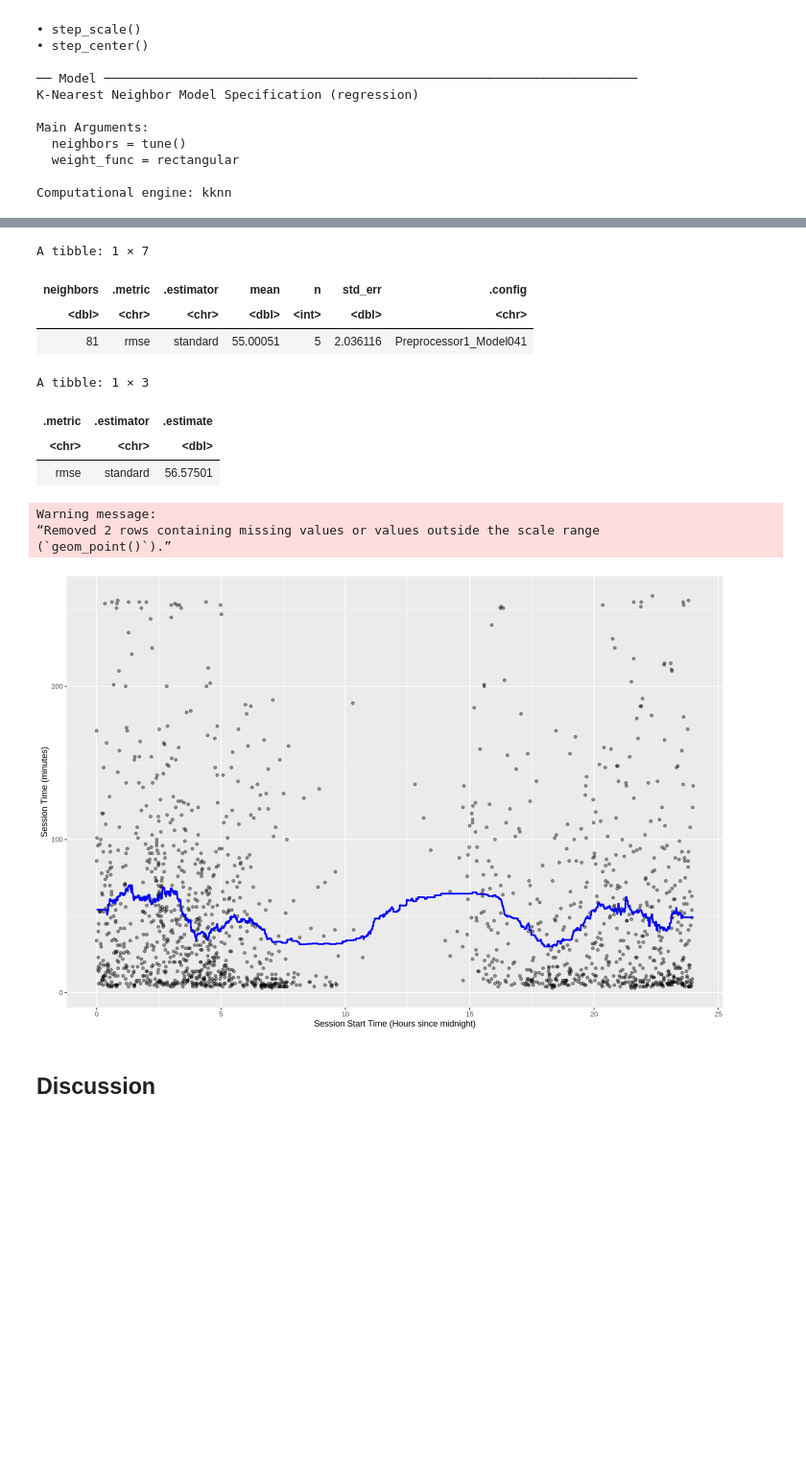
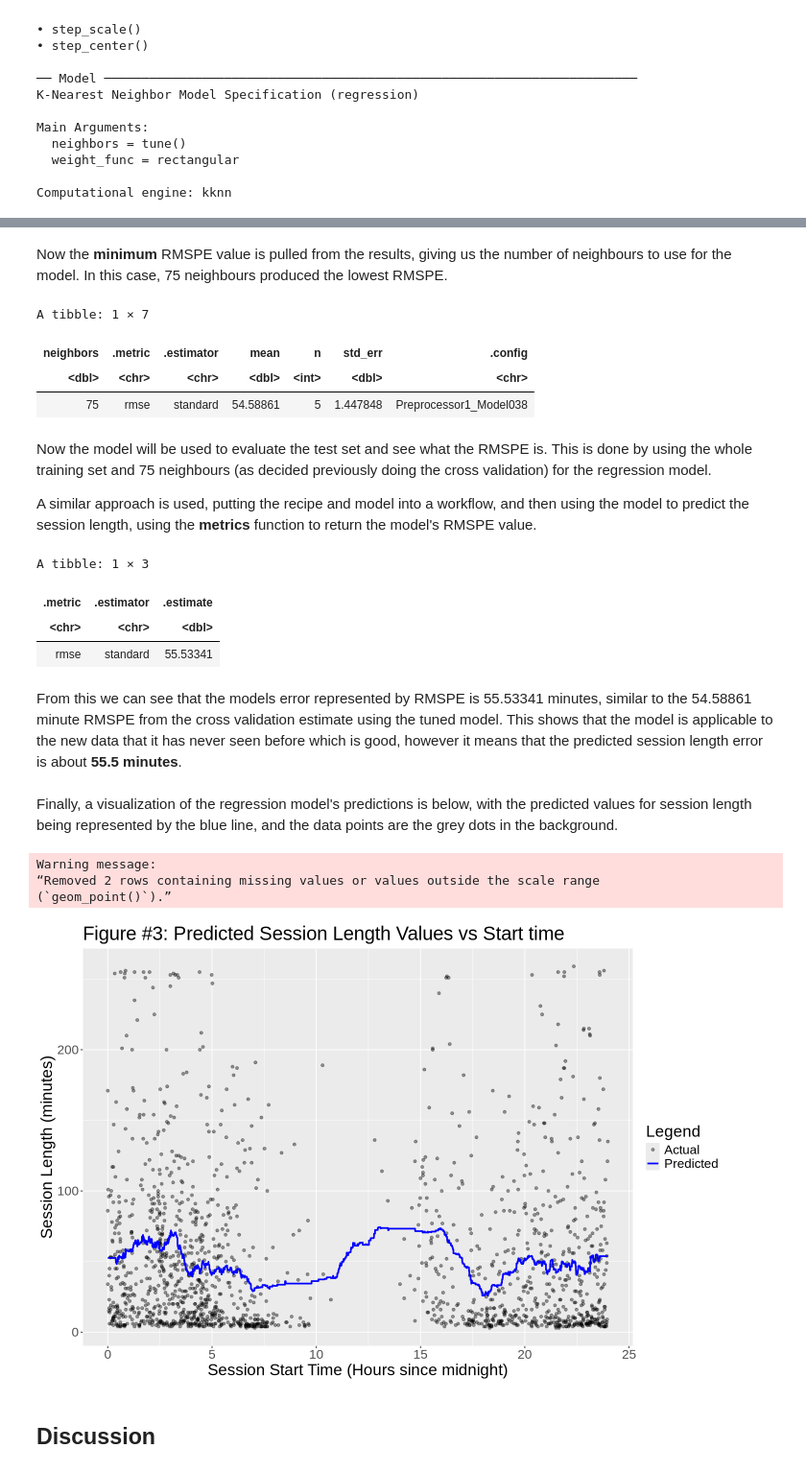
Before and after one commit to jaslynemarek/DSCI-Project-Individual, a Jupyter notebook: Group_Project.ipynb, the cells around one changed output, grey strips where cells are left out. Shown at 96% size. Drawn from its saved outputs; the diff is of its cells as text; code cells hidden in the pictures; blank space fills up the shorter version.

Commit message:
Finished up the methods + results

```diff
--- a/Group_Project.ipynb
+++ b/Group_Project.ipynb
@@ -62,12 +74,13 @@ A tibble: 6 × 5
 # %%
-session_data_dmyhm <- session_data |>
-                    mutate(start_time = dmy_hm(start_time),
-                    end_time = dmy_hm(end_time))
-head(session_data_dmyhm)
+session_data_mutated <- session_data |>
+                    mutate(
+                            start_time = dmy_hm(start_time),
+                            end_time = dmy_hm(end_time),
+                            session_time = end_time - start_time,
+                            start_time_hms = as_hms(start_time),
+                            session_time = as.numeric(session_time),
+                            start_time_numeric = as.numeric(start_time_hms)) |>
+                    select(-original_start_time, -original_end_time)
 
-session_data_mutated <- mutate(session_data_dmyhm, session_time = end_time - start_time,
-                              start_time_hms = as_hms(start_time),
-                              session_time = as.numeric(session_time),
-                              start_time_numeric = as.numeric(start_time_hms))
 head(session_data_mutated)
 # %% [output]
@@ -194,14 +218,20 @@ A tibble: 6 × 7
+# %% [markdown]
+Now the **minimum** RMSPE value is pulled from the results, giving us the number of neighbours to use for the model. In this case, 75 neighbours produced the lowest RMSPE.
 # %%
-sessions_min <- sacr_results |>
+sessions_min <- sessions_results |>
             filter(mean == min(mean))
 sessions_min
 # %% [output]
 A tibble: 1 × 7
 | neighbors | .metric | .estimator | mean | n | std_err | .config |
 | <dbl> | <chr> | <chr> | <dbl> | <int> | <dbl> | <chr> |
-| 81 | rmse | standard | 55.00051 | 5 | 2.036116 | Preprocessor1_Model041 |
+| 75 | rmse | standard | 54.58861 | 5 | 1.447848 | Preprocessor1_Model038 |
+# %% [markdown]
+Now the model will be used to evaluate the test set and see what the RMSPE is. This is done by using the whole training set and 75 neighbours (as decided previously doing the cross validation) for the regression model.
+
+A similar approach is used, putting the recipe and model into a workflow, and then using the model to predict the session length, using the **metrics** function to return the model's RMSPE value.
 # %%
-kmin <- sacr_min |> pull(neighbors)
+kmin <- sessions_min |> pull(neighbors)
 
 sessions_spec <- nearest_neighbor(weight_func = "rectangular", neighbors = kmin) |>
                 set_engine("kknn") |>
@@ -222,31 +252,37 @@ sessions_summary
 A tibble: 1 × 3
 | .metric | .estimator | .estimate |
 | <chr> | <chr> | <dbl> |
-| rmse | standard | 56.57501 |
+| rmse | standard | 55.53341 |
+# %% [markdown]
+From this we can see that the models error represented by RMSPE is 55.53341 minutes, similar to the 54.58861 minute RMSPE from the cross validation estimate using the tuned model. This shows that the model is applicable to the new data that it has never seen before which is good, however it means that the predicted session length error is about **55.5 minutes**.
+# %% [markdown]
+Finally, a visualization of the regression model's predictions is below, with the predicted values for session length being represented by the blue line, and the data points are the grey dots in the background.
 # %%
 minecraft_prediction_grid <- tibble(start_time_numeric = seq(
                                 from = min(pull(session_data_mutated, start_time_numeric)),
                                 to = max(pull(session_data_mutated, start_time_numeric)),
                                 by = 10))
 
 session_preds <- sessions_fit |>
                     predict(minecraft_prediction_grid)|>
                     bind_cols(minecraft_prediction_grid)
 
 plot_final <- ggplot(session_data_mutated, aes( x = start_time_numeric/3600, y = session_time))+
-                geom_point(alpha = 0.4)+
+                geom_point(alpha = 0.4, aes(color = "Actual"))+
                 geom_line(data = session_preds,
-                          mapping = aes( x = start_time_numeric/3600, y = .pred),
-                          color = "blue",
+                          mapping = aes( x = start_time_numeric/3600, y = .pred, color = "Predicted"),
                           linewidth = 1)+
+                scale_color_manual(name = "Legend", values = c("Actual" = "black", "Predicted" = "blue"))+
                 xlab("Session Start Time (Hours since midnight)")+
-                ylab("Session Time (minutes)")
+                ylab("Session Length (minutes)")+
+                ggtitle("Figure #3: Predicted Session Length Values vs Start time")+
+                theme(text = element_text(size = 20))
 plot_final
 # %% [output]
 Warning message:
 “Removed 2 rows containing missing values or values outside the scale range
 (`geom_point()`).”
-[figure, old version]
+[figure, new version]
 # %% [markdown]
 ## **Discussion**
 # %% [markdown]
```
Also changed, not shown: parts of 9 cells of this notebook.
